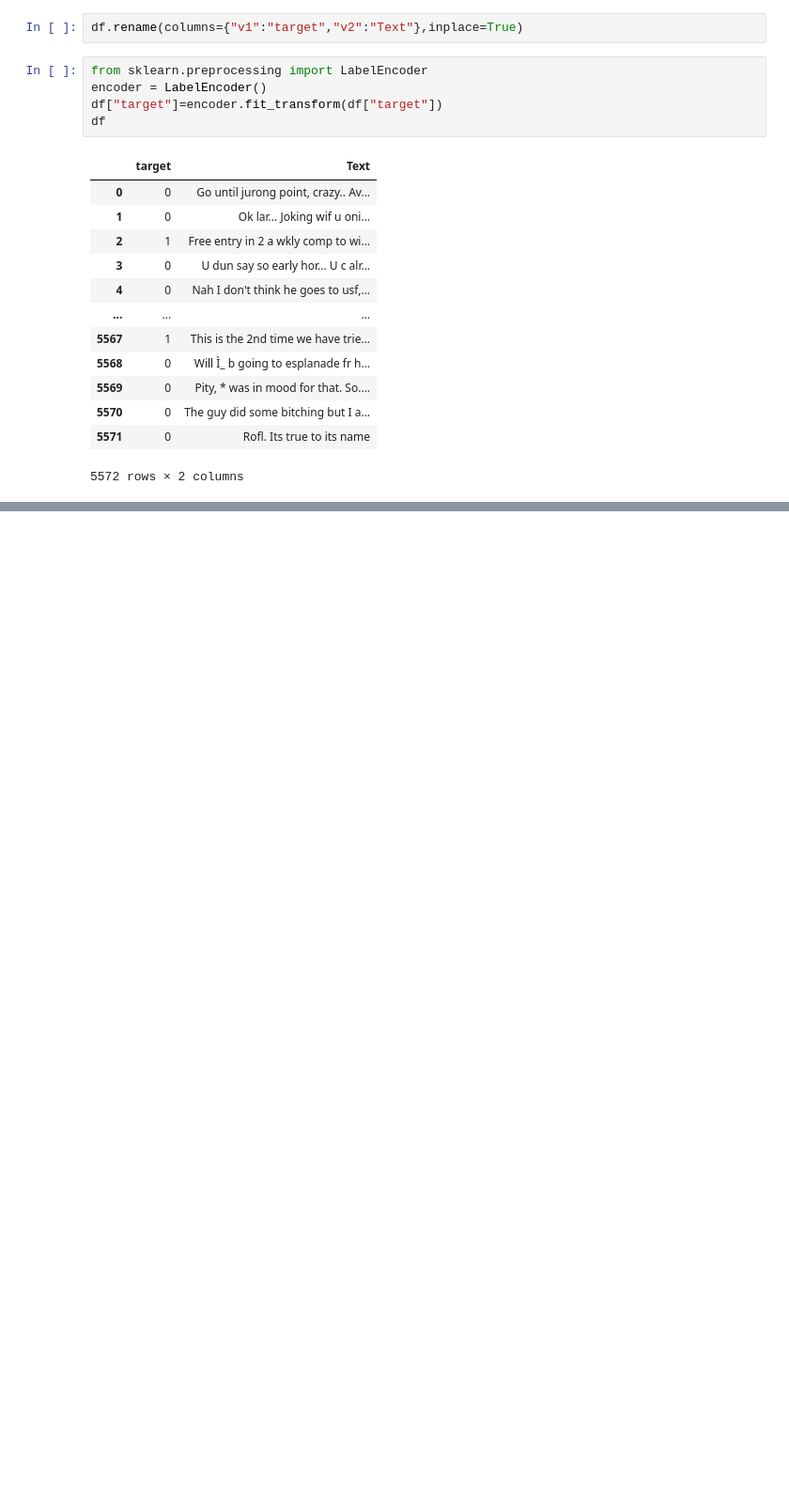
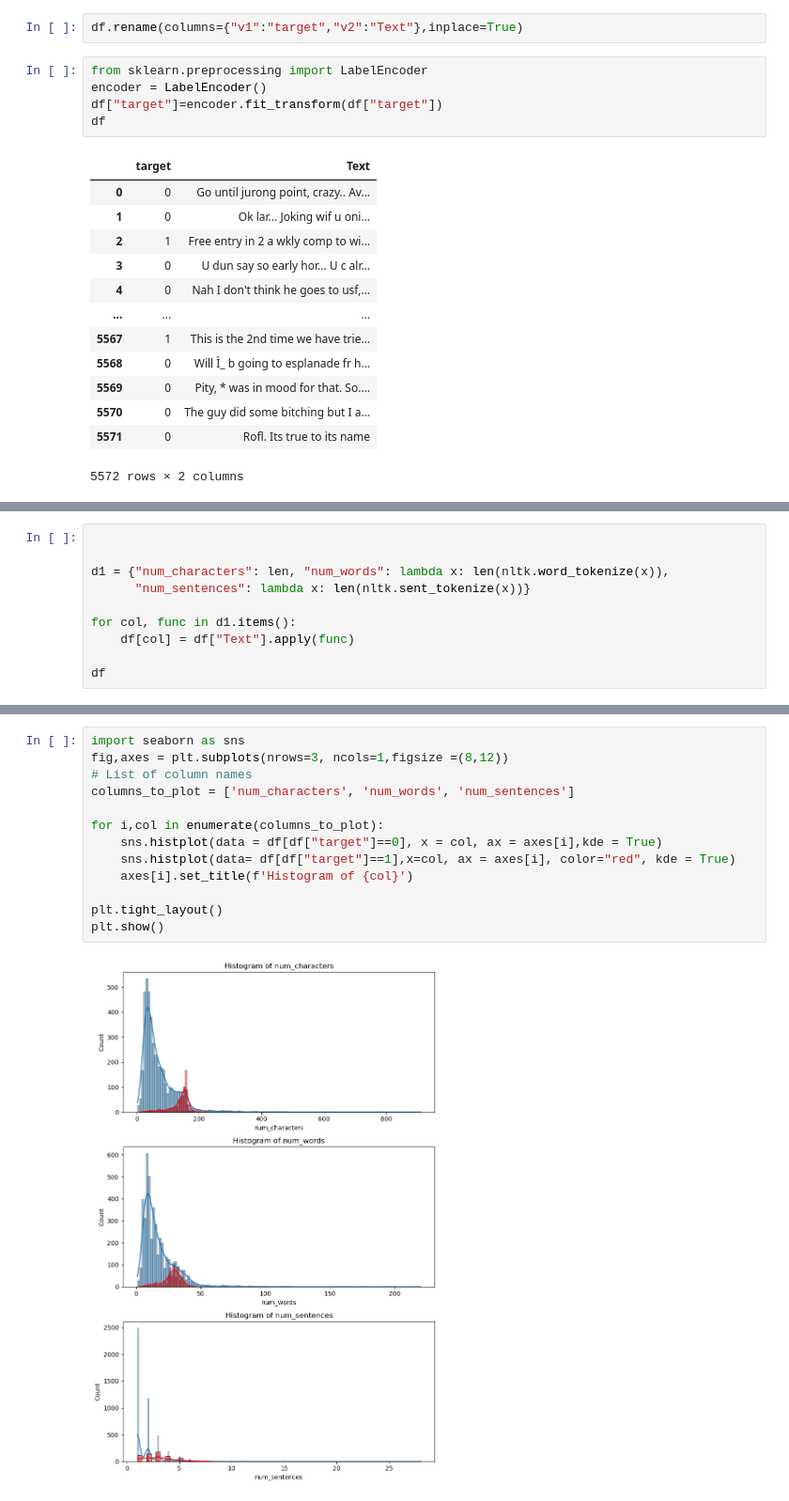
Before and after one commit to Abhishek5635/SpamClassification, a Jupyter notebook: notebook/EDA.ipynb, the cells around one changed output, grey strips where cells are left out. Shown: that part at 94% size. Drawn from its saved outputs; the diff is of its cells as text; blank space fills up the shorter version.

```diff
--- a/notebook/EDA.ipynb
+++ b/notebook/EDA.ipynb
@@ -62,0 +108,10 @@ df
+# %%
+
+
+d1 = {"num_characters": len, "num_words": lambda x: len(nltk.word_tokenize(x)),
+      "num_sentences": lambda x: len(nltk.sent_tokenize(x))}
+
+for col, func in d1.items():
+    df[col] = df["Text"].apply(func)
+
+df
@@ -62,0 +158,15 @@ df
+# %%
+import seaborn as sns
+fig,axes = plt.subplots(nrows=3, ncols=1,figsize =(8,12))
+# List of column names
+columns_to_plot = ['num_characters', 'num_words', 'num_sentences']
+
+for i,col in enumerate(columns_to_plot):
+    sns.histplot(data = df[df["target"]==0], x = col, ax = axes[i],kde = True)
+    sns.histplot(data= df[df["target"]==1],x=col, ax = axes[i], color="red", kde = True)
+    axes[i].set_title(f'Histogram of {col}')
+
+plt.tight_layout()
+plt.show()
+# %% [output]
+[figure, added]
```
Also changed, not shown: parts of 37 cells of this notebook, 1 other file.
